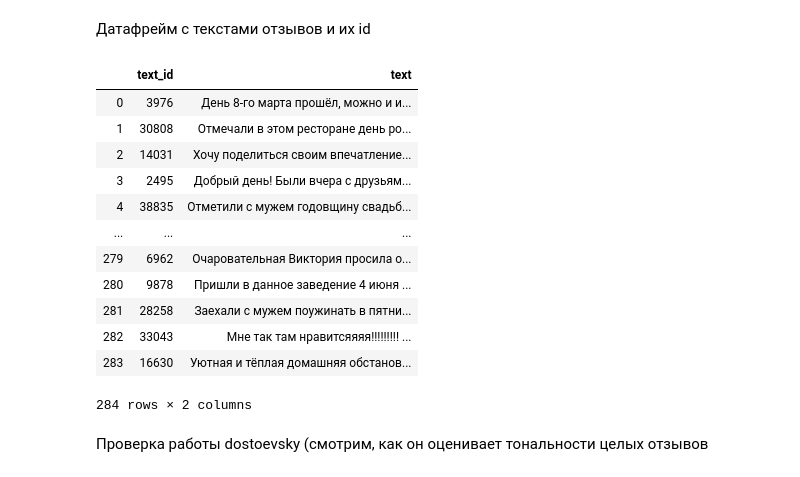
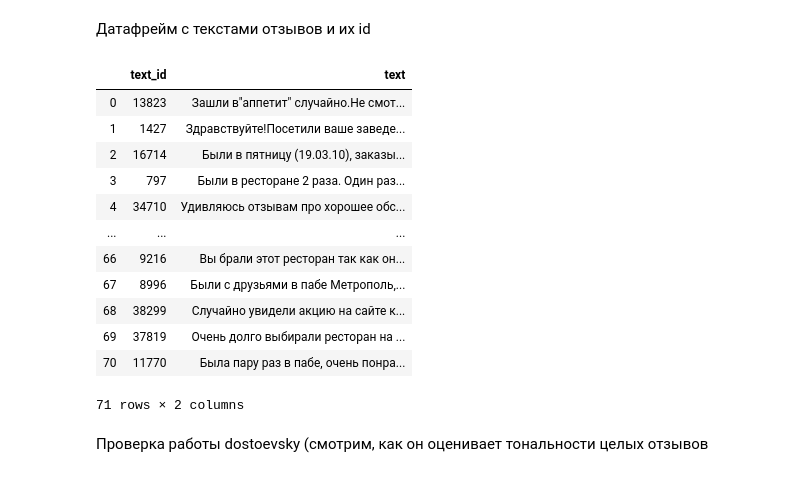
Before and after one commit to amshabaeva/NLP_4_project, a Jupyter notebook: Оценка_тональности аспектов, а затем категорий.ipynb, the cells around one changed output. Saved outputs shown, nothing was run; the diff lists cells and outputs as text; code cells hidden in the pictures.

```diff
--- a/Оценка_тональности аспектов, а затем категорий.ipynb
+++ b/Оценка_тональности аспектов, а затем категорий.ipynb
@@ -36,22 +36,22 @@ Warning : `load_model` does not return WordVectorModel or SupervisedModel any mo
 # %% [markdown]
 Датафрейм с текстами отзывов и их id
 # %%
-train_texts = pd.read_csv('train_reviews.txt', delimiter='\t', names=['text_id', 'text'])
+train_texts = pd.read_csv('dev_reviews.txt', delimiter='\t', names=['text_id', 'text'])
 train_texts
 # %% [output]
 |  | text_id | text |
-| 0 | 3976 | День 8-го марта прошёл, можно и и... |
-| 1 | 30808 | Отмечали в этом ресторане день ро... |
-| 2 | 14031 | Хочу поделиться своим впечатление... |
-| 3 | 2495 | Добрый день! Были вчера с друзьям... |
-| 4 | 38835 | Отметили с мужем годовщину свадьб... |
+| 0 | 13823 | Зашли в"аппетит" случайно.Не смот... |
+| 1 | 1427 | Здравствуйте!Посетили ваше заведе... |
+| 2 | 16714 | Были в пятницу (19.03.10), заказы... |
+| 3 | 797 | Были в ресторане 2 раза. Один раз... |
+| 4 | 34710 | Удивляюсь отзывам про хорошее обс... |
 | ... | ... | ... |
-| 279 | 6962 | Очаровательная Виктория просила о... |
-| 280 | 9878 | Пришли в данное заведение 4 июня ... |
-| 281 | 28258 | Заехали с мужем поужинать в пятни... |
-| 282 | 33043 | Мне так там нравитсяяяя!!!!!!!!! ... |
-| 283 | 16630 | Уютная и тёплая домашняя обстанов... |
+| 66 | 9216 | Вы брали этот ресторан так как он... |
+| 67 | 8996 | Были с друзьями в пабе Метрополь,... |
+| 68 | 38299 | Случайно увидели акцию на сайте к... |
+| 69 | 37819 | Очень долго выбирали ресторан на ... |
+| 70 | 11770 | Была пару раз в пабе, очень понра... |
-284 rows × 2 columns
+71 rows × 2 columns
 # %% [markdown]
 Проверка работы dostoevsky (смотрим, как он оценивает тональности целых отзывов
 # %%
```
Also changed, not shown: parts of 8 cells of this notebook, 5 other files.
